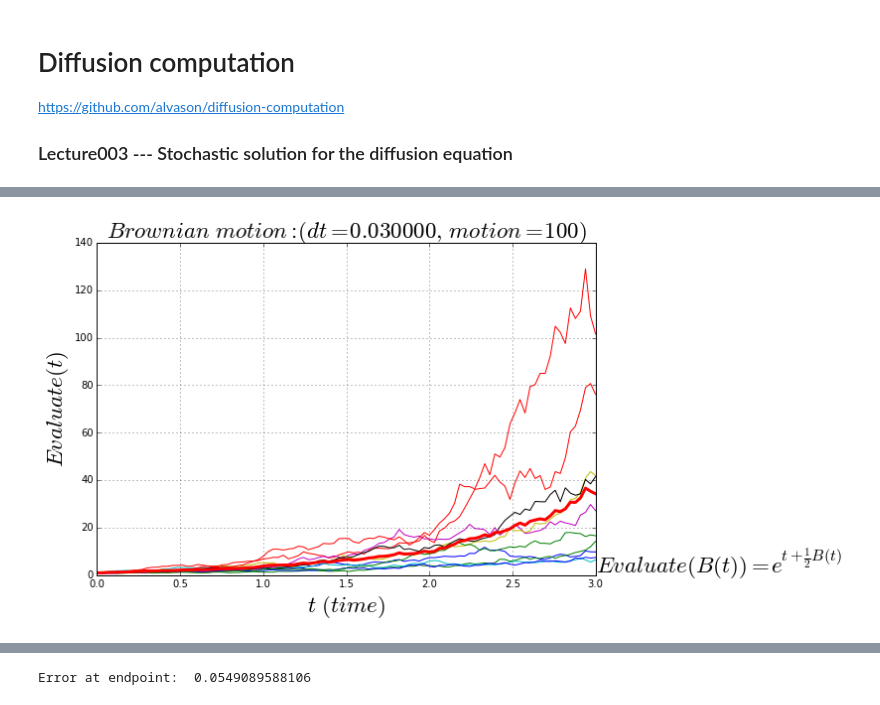
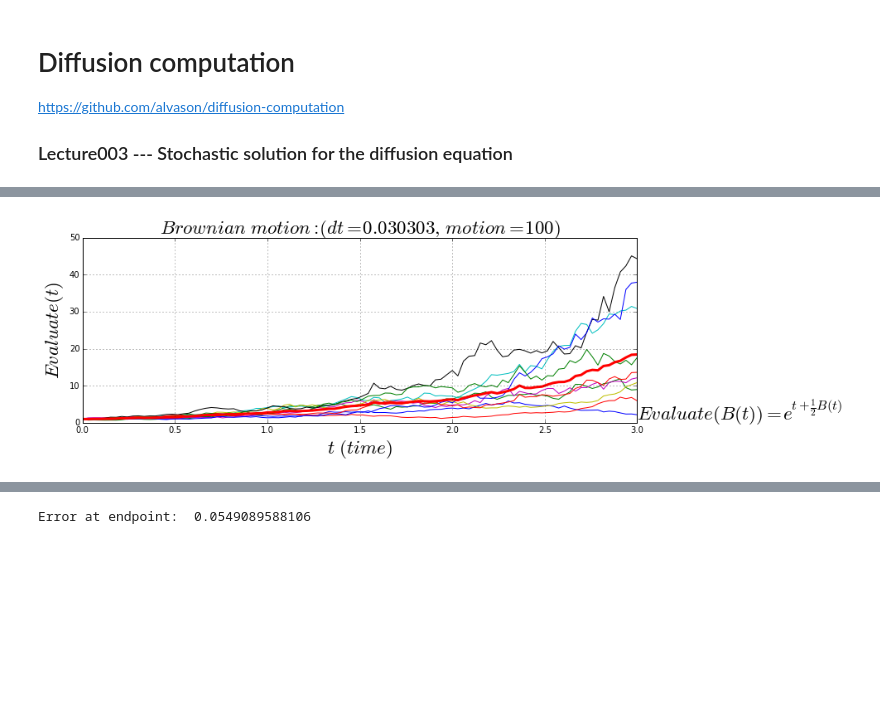
Before and after one commit to alvason/Diffusion-computation, a Jupyter notebook: diffusion_stochastic.ipynb, the cells around one changed output, grey strips where cells are left out. Drawn from its saved outputs; the diff is of its cells as text; code cells hidden in the pictures; blank space fills up the shorter version.

Commit message:
Gaussian randomness and distribution

```diff
--- a/diffusion_stochastic.ipynb
+++ b/diffusion_stochastic.ipynb
@@ -18,5 +18,5 @@ import IPython.display as idisplay
 from mpl_toolkits.mplot3d.axes3d import Axes3D
 
 AlvaFontSize = 23;
-AlvaFigSize = (9, 6);
+AlvaFigSize = (12, 4);
 numberingFig = 0;
@@ -23,36 +159,37 @@ numberingFig = 0;
 # %%
 # Avarage Many Brownian ways
 
-minT = float(0); maxT = float(3);
-totalGPoint_T = 100;
-dt = (maxT - minT)/totalGPoint_T;
-gridT = np.linspace(minT, maxT, totalGPoint_T);
+minT = float(0)
+maxT = float(3)
+totalGPoint_T = 100
+spacingT = np.linspace(minT, maxT, num = totalGPoint_T, retstep = True)
+gridT = spacingT[0]
+dt = spacingT[1]
+totalWay = 10
+GaussSeed = np.sqrt(dt)*np.random.randn(totalWay, totalGPoint_T)
 
-totalWay = 10;
-GaussSeed = np.sqrt(dt)*np.random.randn(totalWay, totalGPoint_T);
-
-gridB = np.zeros([totalWay, totalGPoint_T]);
-gridB = np.cumsum(GaussSeed, 1);
-gridB[:,0] = 0.0; # initialize B(0) = 0
+gridB = np.zeros([totalWay, totalGPoint_T])
+gridB = np.cumsum(GaussSeed, 1)
+gridB[:,0] = 0.0 # initialize B(0) = 0
 
 Evaluate = np.exp(gridT + gridB/2)
 EvaluateMean = np.mean(Evaluate, axis = 0)
 
 numberingFig = numberingFig + 1;
 plt.figure(numberingFig, figsize = AlvaFigSize);
 plt.plot(gridT, Evaluate[::1].T, linewidth = 1)
 plt.plot(gridT, EvaluateMean, linewidth = 3, color = 'red')
 plt.grid(True)
 plt.title(r'$ Brownian \ motion: (dt = %f,\ motion = %i) $'%(dt, totalGPoint_T)
           , fontsize = AlvaFontSize);
 plt.xlabel(r'$t \ (time)$', fontsize = AlvaFontSize);
 plt.ylabel(r'$ Evaluate(t) $', fontsize = AlvaFontSize);
 plt.text(maxT, 1, r'$ Evaluate(B(t)) = e^{t + \frac{1}{2}B(t)} $'
          , fontsize = AlvaFontSize);
 # plt.legend(('Eva ways', 'Eva Mean'), loc = (1, 1))
 plt.show()
 # %% [output]
-[figure, old version]
+[figure, new version]
 # %%
 # Many Brownian ways
 
```
Also changed, not shown: parts of 4 cells of this notebook, 1 other file.
